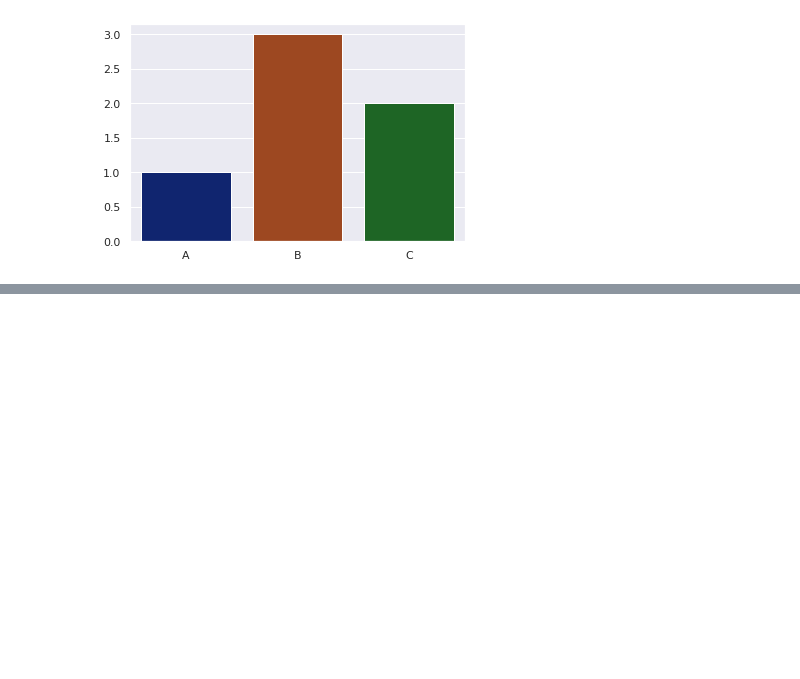
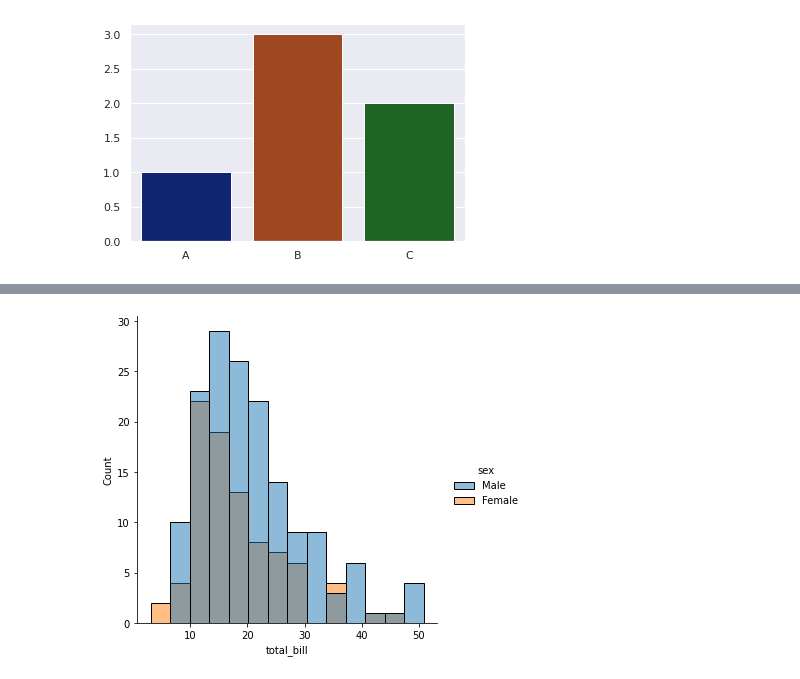
Before and after one commit to georgeduranh/ML, a Jupyter notebook: 1_visualizations/8_seaborn.ipynb, the cells around one changed output, grey strips where cells are left out. Cells and saved outputs as stored; diff of their text form; code cells hidden in the pictures; blank space fills up the shorter version.

```diff
--- a/1_visualizations/8_seaborn.ipynb
+++ b/1_visualizations/8_seaborn.ipynb
@@ -28,0 +64,5 @@ plt.show()
+# %%
+sns.displot(data=tips, x='total_bill', hue='sex')
+plt.show()
+# %% [output]
+[figure, added]
```
Also changed, not shown: parts of 9 cells of this notebook.
